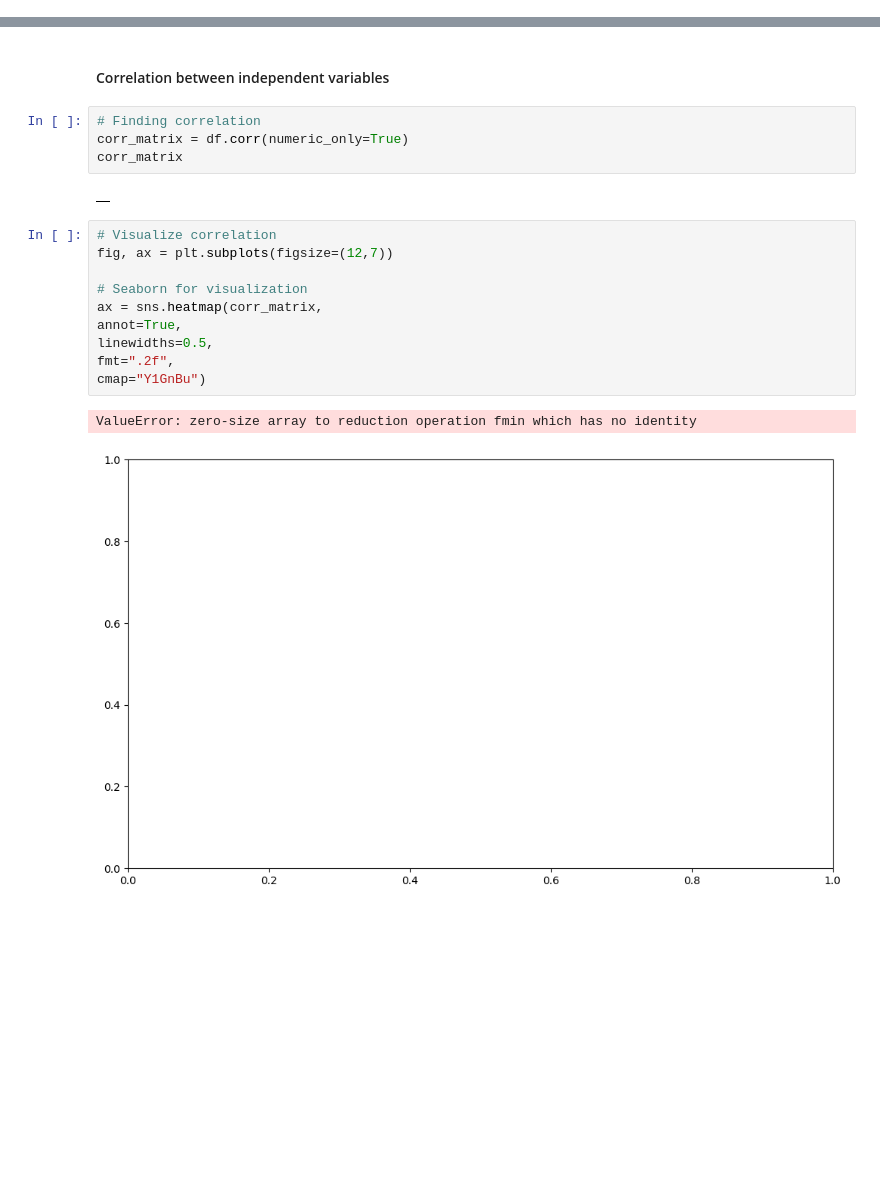
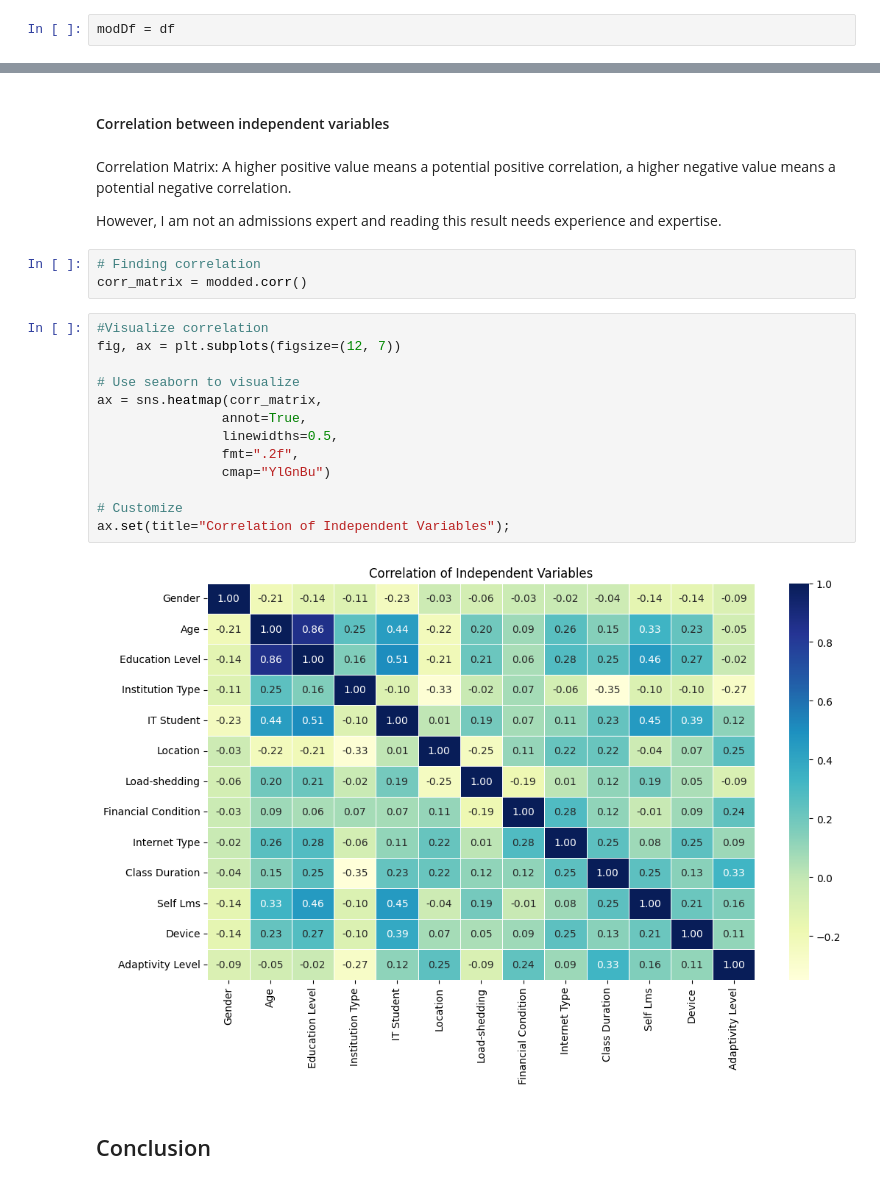
Before and after one commit to granulatedsugar/mmdc-student-classification, a Jupyter notebook: mmdc-student-classification.ipynb, the cells around one changed output, grey strips where cells are left out. Drawn from its saved outputs; the diff is of its cells as text; blank space fills up the shorter version.

```diff
--- a/mmdc-student-classification.ipynb
+++ b/mmdc-student-classification.ipynb
@@ -355,0 +376,2 @@ plt.xticks(rotation=0);
+# %%
+modDf = df
@@ -356,21 +424,26 @@ plt.xticks(rotation=0);
 # %% [markdown]
 #### Correlation between independent variables
+# %% [markdown]
+Correlation Matrix: A higher positive value means a potential positive correlation, a higher negative value means a potential negative correlation.
+
+However, I am not an admissions expert and reading this result needs experience and expertise.
 # %%
 # Finding correlation
-corr_matrix = df.corr(numeric_only=True)
-corr_matrix
+corr_matrix = modded.corr()
-# %% [output]
-|  |
 # %%
-# Visualize correlation
-fig, ax = plt.subplots(figsize=(12,7))
+#Visualize correlation
+fig, ax = plt.subplots(figsize=(12, 7))
 
-# Seaborn for visualization
+# Use seaborn to visualize
 ax = sns.heatmap(corr_matrix,
-annot=True,
-linewidths=0.5,
-fmt=".2f",
-cmap="Y1GnBu")
+                annot=True,
+                linewidths=0.5,
+                fmt=".2f",
+                cmap="YlGnBu")
+
+# Customize
+ax.set(title="Correlation of Independent Variables");
 # %% [output]
-ValueError: zero-size array to reduction operation fmin which has no identity
-[figure, old version]
+[figure, new version]
+# %% [markdown]
+## Conclusion
```
Also changed, not shown: parts of 6 cells of this notebook.
